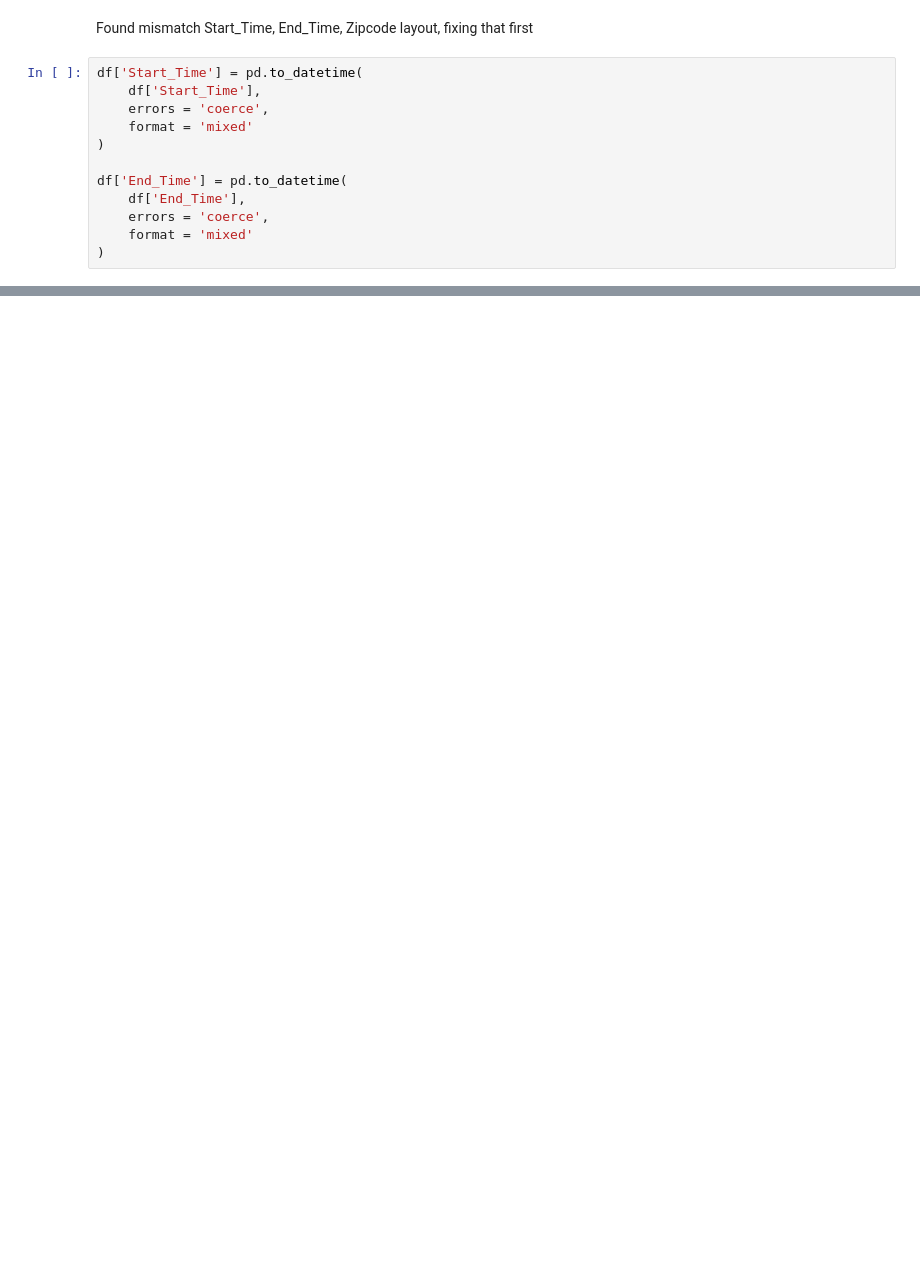
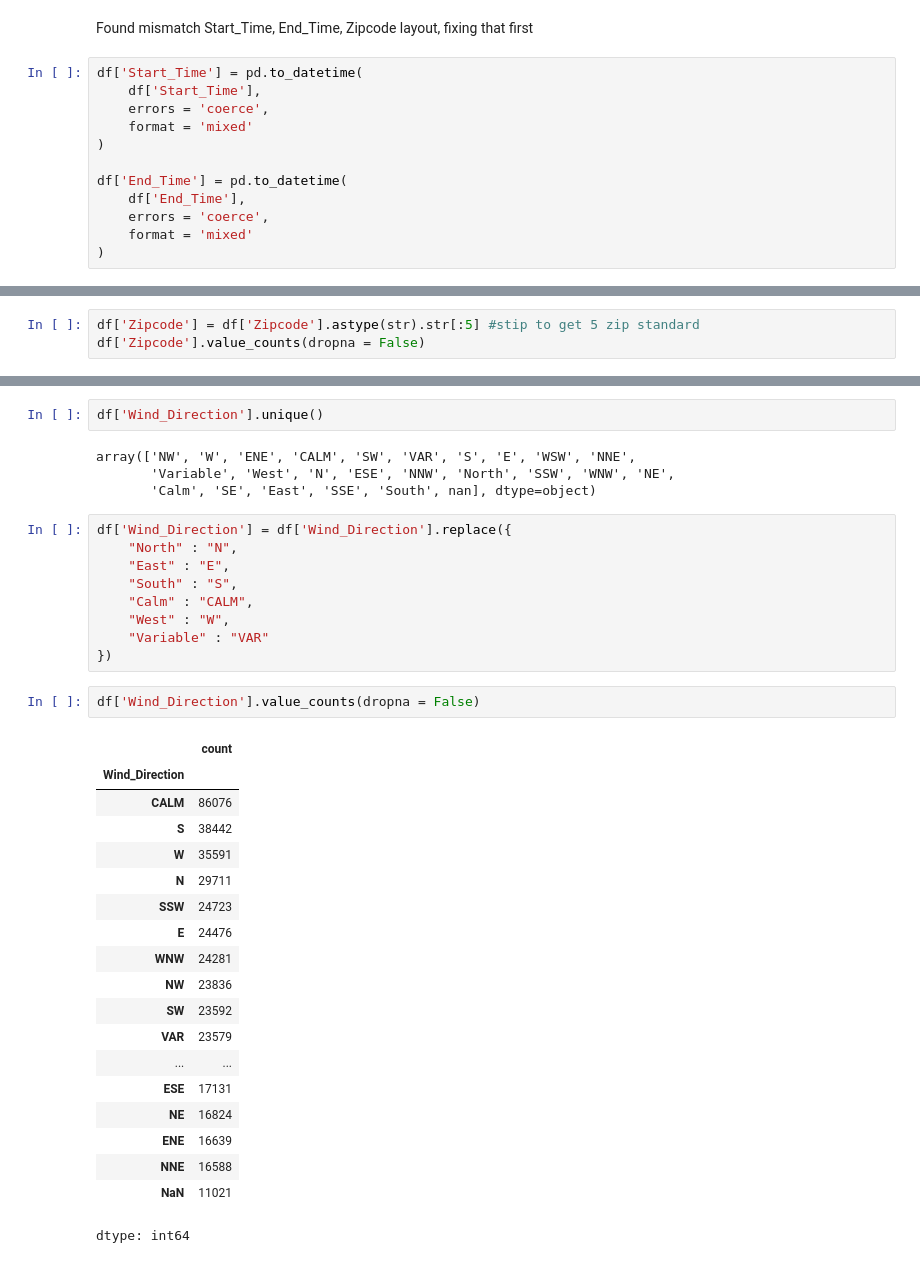
Before and after one commit to sgterrado/Need4Data-Blue-Bumper-Cars, a Jupyter notebook: Need4Data_DataClean.ipynb, the cells around one changed output, grey strips where cells are left out. Drawn from its saved outputs; the diff is of its cells as text; blank space fills up the shorter version.

```diff
--- a/Need4Data_DataClean.ipynb
+++ b/Need4Data_DataClean.ipynb
@@ -129,0 +192,3 @@ df.head(5)
+# %%
+df['Zipcode'] = df['Zipcode'].astype(str).str[:5] #stip to get 5 zip standard
+df['Zipcode'].value_counts(dropna = False)
@@ -129,0 +239,37 @@ df.head(5)
+# %%
+df['Wind_Direction'].unique()
+# %% [output]
+array(['NW', 'W', 'ENE', 'CALM', 'SW', 'VAR', 'S', 'E', 'WSW', 'NNE',
+       'Variable', 'West', 'N', 'ESE', 'NNW', 'North', 'SSW', 'WNW', 'NE',
+       'Calm', 'SE', 'East', 'SSE', 'South', nan], dtype=object)
+# %%
+df['Wind_Direction'] = df['Wind_Direction'].replace({
+    "North" : "N",
+    "East" : "E",
+    "South" : "S",
+    "Calm" : "CALM",
+    "West" : "W",
+    "Variable" : "VAR"
+})
+# %%
+df['Wind_Direction'].value_counts(dropna = False)
+# %% [output]
+|  | count |
+| Wind_Direction |  |
+| CALM | 86076 |
+| S | 38442 |
+| W | 35591 |
+| N | 29711 |
+| SSW | 24723 |
+| E | 24476 |
+| WNW | 24281 |
+| NW | 23836 |
+| SW | 23592 |
+| VAR | 23579 |
+| ... | ... |
+| ESE | 17131 |
+| NE | 16824 |
+| ENE | 16639 |
+| NNE | 16588 |
+| NaN | 11021 |
+dtype: int64
```
Also changed, not shown: parts of 19 cells of this notebook.
